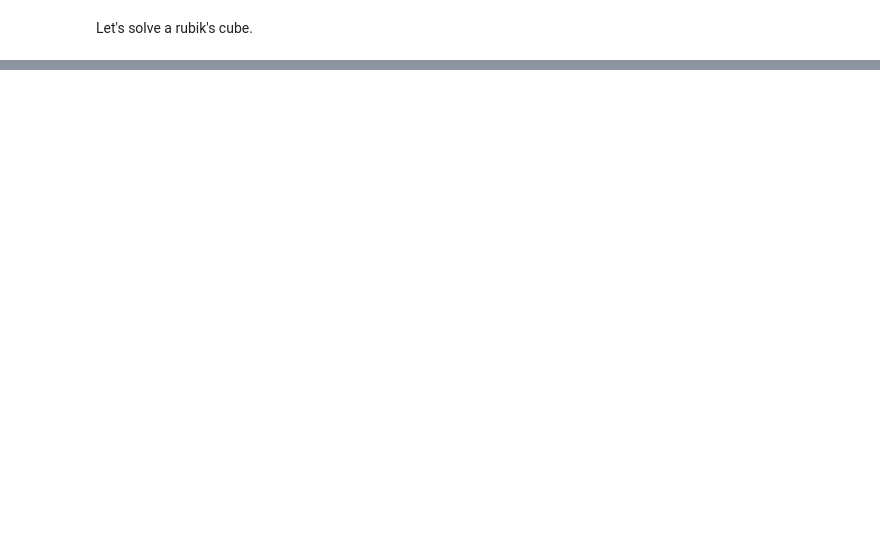
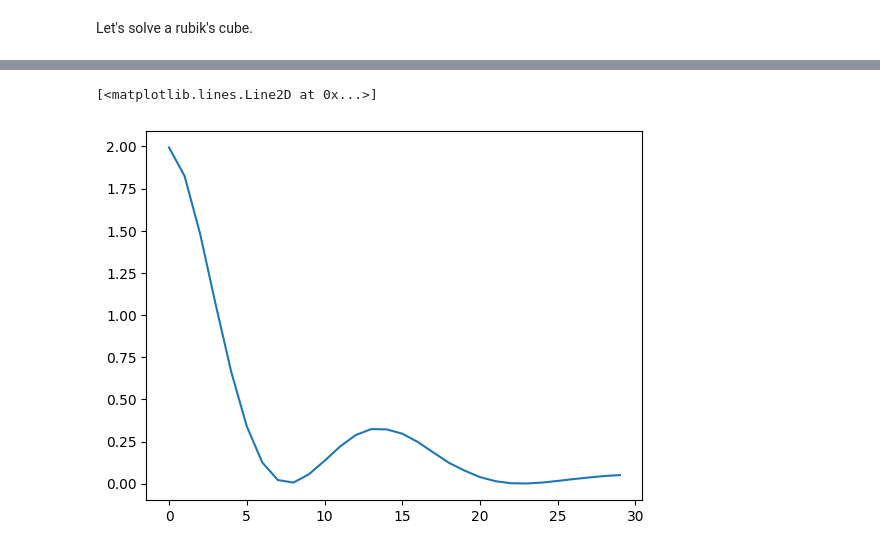
Before and after one commit to kbpositive/machine-learning, a Jupyter notebook: RubiksCube/cube.ipynb, the cells around one changed output, grey strips where cells are left out. Cells and saved outputs as stored; diff of their text form; code cells hidden in the pictures; blank space fills up the shorter version.

Commit message:
attention

```diff
--- a/RubiksCube/cube.ipynb
+++ b/RubiksCube/cube.ipynb
@@ -216,0 +226,5 @@ corners
+# %%
+inputs = torch.stack([embs[n].view(emb_size*3) for n in inputs])
+targets = torch.stack([embs[n].view(emb_size) for n in targets])
+
+inputs.shape, targets.shape
@@ -216,0 +233,29 @@ corners
+# %%
+multihead_attn = torch.nn.MultiheadAttention(emb_size*3, 1)
+wi = torch.rand(inputs.shape[1], 4000)/(inputs.shape[1]+1)**0.5
+bi = torch.rand(4000,)/(inputs.shape[1]+1)**0.5
+wo = torch.rand(4000, targets.shape[1])/4001**0.5
+bo = torch.rand(targets.shape[1],)/4001**0.5
+
+
+p = [wi,bi,wo,bo]
+for param in p:
+    param.requires_grad = True
+
+optimizer = torch.optim.Adam(p)
+# %%
+lossi = []
+# %%
+for _ in range(60):
+    optimizer.zero_grad()
+    batch = torch.randint(0, inputs.shape[0], (32,))
+    att = inputs[batch] + posEmbs(torch.arange(32))
+    attn_output, attn_output_weights = multihead_attn(att, att, att)
+
+    o = torch.tanh(attn_output @ wi + bi)
+    o2 = o @ wo + bo
+    loss = F.mse_loss(o2,targets[batch])
+    loss.backward()
+    optimizer.step()
+    lossi.append(loss.item())
+plt.plot(lossi)
@@ -216,0 +322,5 @@ corners
+# %%
+plt.plot(lossi[-30:])
+# %% [output]
+[<matplotlib.lines.Line2D at 0x...>]
+[figure, added]
```
Also changed, not shown: parts of 15 cells of this notebook.
